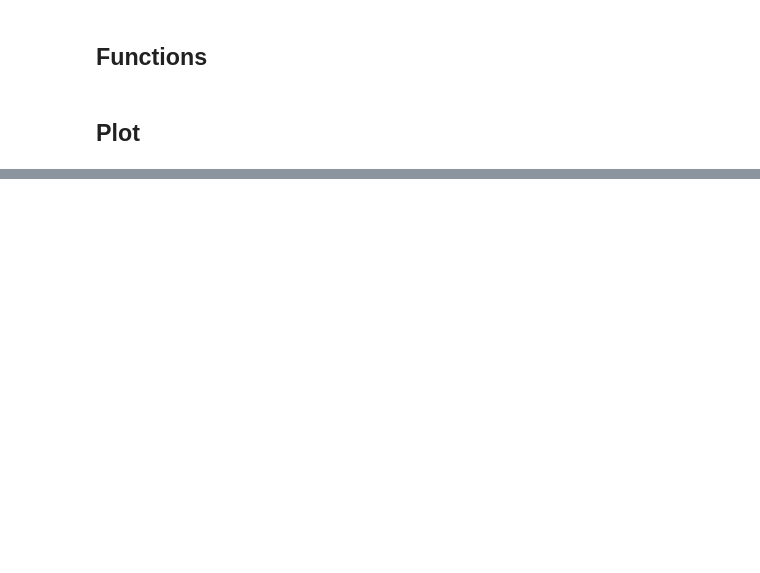
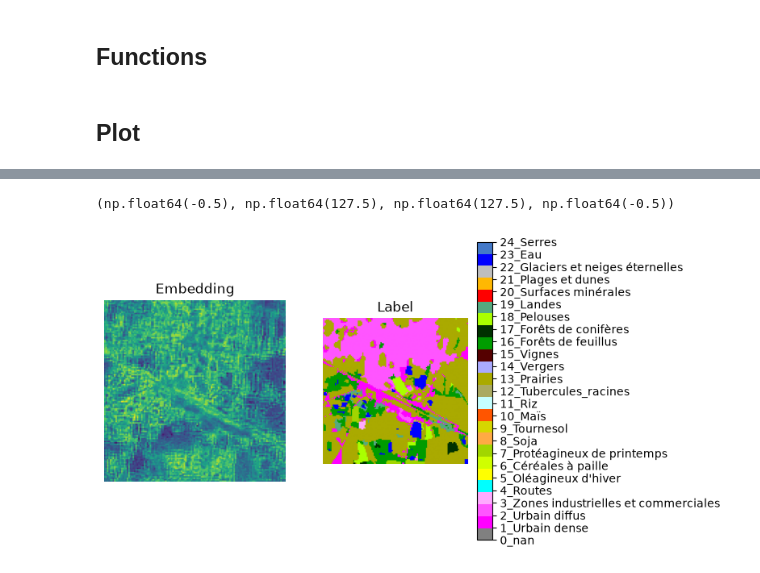
Before and after one commit to hugokerino/next_oso, a Jupyter notebook: download_embeddings/plot_embedding.ipynb, the cells around one changed output, grey strips where cells are left out. Cells and saved outputs as stored; diff of their text form; code cells hidden in the pictures; blank space fills up the shorter version.

```diff
--- a/download_embeddings/plot_embedding.ipynb
+++ b/download_embeddings/plot_embedding.ipynb
@@ -121,0 +122,6 @@ plot_emb(310, figsize=(20, 6))
+# %%
+from embedding import dataset_embedding
+
+d = dataset_embedding.embedding_dataset(
+    model="tessera", fold=[1, 2, 3, 4, 5], mask=True
+)
@@ -121,0 +132,17 @@ plot_emb(310, figsize=(20, 6))
+# %%
+emb, label = d.__getitem__(29)
+
+fig, axs = plt.subplots(1, 2)
+
+axs[0].imshow(emb[0, :, :])
+axs[0].set_title("Embedding")
+axs[0].axis("off")
+
+im = axs[1].imshow(label, cmap=cmap, vmin=0, vmax=24)
+cbar = fig.colorbar(im, ticks=np.arange(0, 25))
+cbar.ax.set_yticklabels([name_classes[i] for i in range(25)])
+axs[1].set_title("Label")
+axs[1].axis("off")
+# %% [output]
+(np.float64(-0.5), np.float64(127.5), np.float64(127.5), np.float64(-0.5))
+[figure, added]
```
Also changed, not shown: parts of 4 cells of this notebook, 5 other files.
